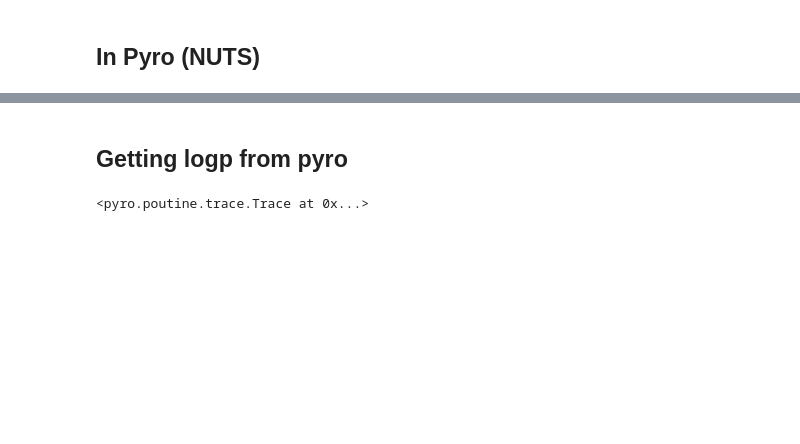
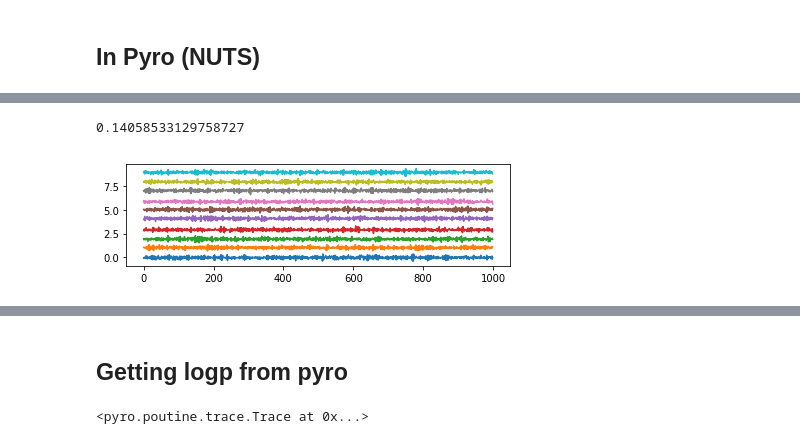
Before and after one commit to pymc-devs/pymc4_prototypes, a Jupyter notebook: pytorch/pymc4_torch/HMC_in_pyro.ipynb, the cells around one changed output, grey strips where cells are left out. Cells and saved outputs as stored; diff of their text form; code cells hidden in the pictures; blank space fills up the shorter version.

```diff
--- a/pytorch/pymc4_torch/HMC_in_pyro.ipynb
+++ b/pytorch/pymc4_torch/HMC_in_pyro.ipynb
@@ -115 +118,5 @@ def m2(data):
+# %%
+step.step_size
+# %% [output]
+0.14058533129758727
 # %%
@@ -131,5 +136,7 @@ mtrace[0].shape
 # %%
-mtrace = np.asarray(mtrace).reshape(nchain*(draw-ntune), ndim, -1).squeeze()
+mtrace2 = np.asarray(mtrace2).reshape(nchain*(draw-ntune), ndim, -1).squeeze()
 _, ax = plt.subplots(1, 1, figsize=(6, 2))
-ax.plot(mtrace);
+ax.plot(mtrace2);
 plt.tight_layout();
+# %% [output]
+[figure, added]
```
Also changed, not shown: parts of 68 cells of this notebook.
